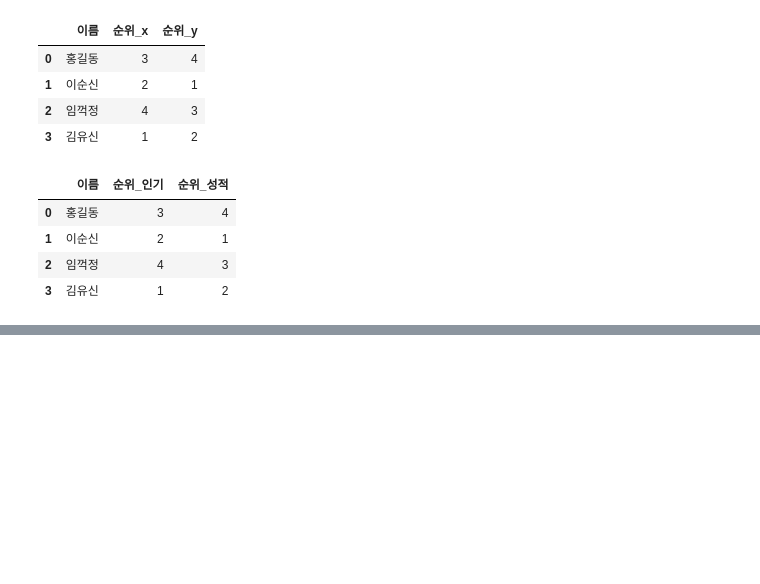
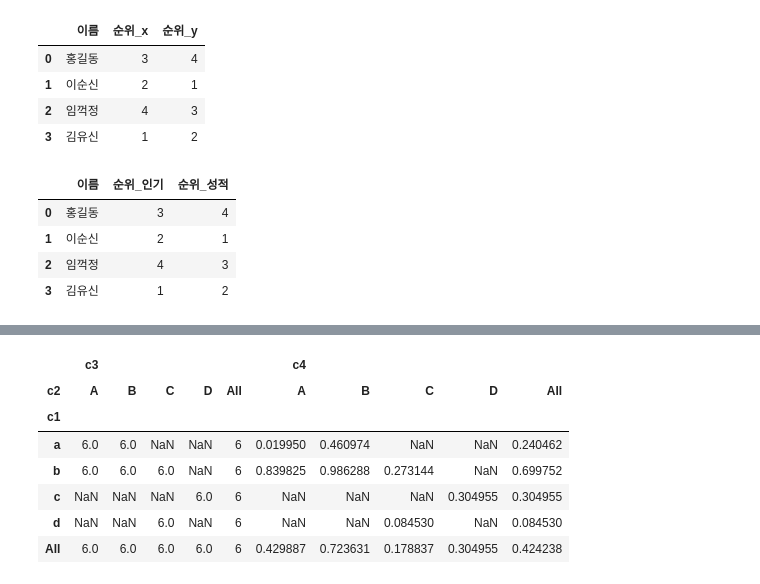
Before and after one commit to unknown-jun/Pandas, a Jupyter notebook: Pandas_Lecture.ipynb, the cells around one changed output, grey strips where cells are left out. Drawn from its saved outputs; the diff is of its cells as text; code cells hidden in the pictures; blank space fills up the shorter version.

```diff
--- a/Pandas_Lecture.ipynb
+++ b/Pandas_Lecture.ipynb
@@ -2311,0 +2550,6 @@ pd.merge(df9, df10, on='이름', suffixes=["_인기","_성적"])
+# %%
+df = pd.DataFrame({'c1':['a','a','b','b','c','d','b'],
+                   'c2':['A','B','B','A','D','C','C'],
+                   'c3':np.random.randint(7),
+                   'c4':np.random.random(7)})
+df
@@ -2311,0 +2843,14 @@ pd.merge(df9, df10, on='이름', suffixes=["_인기","_성적"])
+# %%
+df.pivot_table(['c3','c4'],
+               index=['c1'],
+               columns=['c2'],
+               margins=True)
+# %% [output]
+|  | c3 |  |  |  |  | c4 |  |  |  |  |
+| c2 | A | B | C | D | All | A | B | C | D | All |
+| c1 |  |  |  |  |  |  |  |  |  |  |
+| a | 6.0 | 6.0 | NaN | NaN | 6 | 0.019950 | 0.460974 | NaN | NaN | 0.240462 |
+| b | 6.0 | 6.0 | 6.0 | NaN | 6 | 0.839825 | 0.986288 | 0.273144 | NaN | 0.699752 |
+| c | NaN | NaN | NaN | 6.0 | 6 | NaN | NaN | NaN | 0.304955 | 0.304955 |
+| d | NaN | NaN | 6.0 | NaN | 6 | NaN | NaN | 0.084530 | NaN | 0.084530 |
+| All | 6.0 | 6.0 | 6.0 | 6.0 | 6 | 0.429887 | 0.723631 | 0.178837 | 0.304955 | 0.424238 |
```
Also changed, not shown: parts of 155 cells of this notebook.
